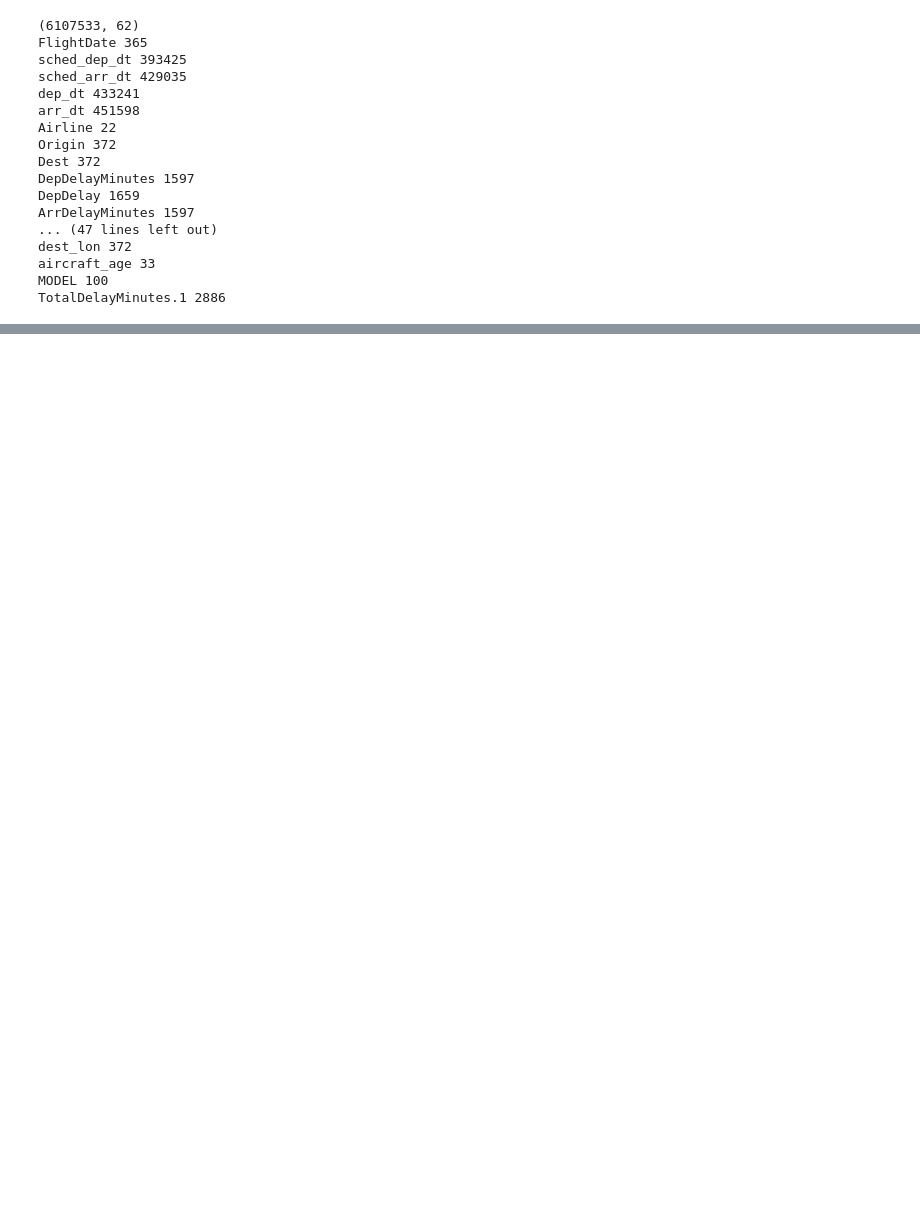
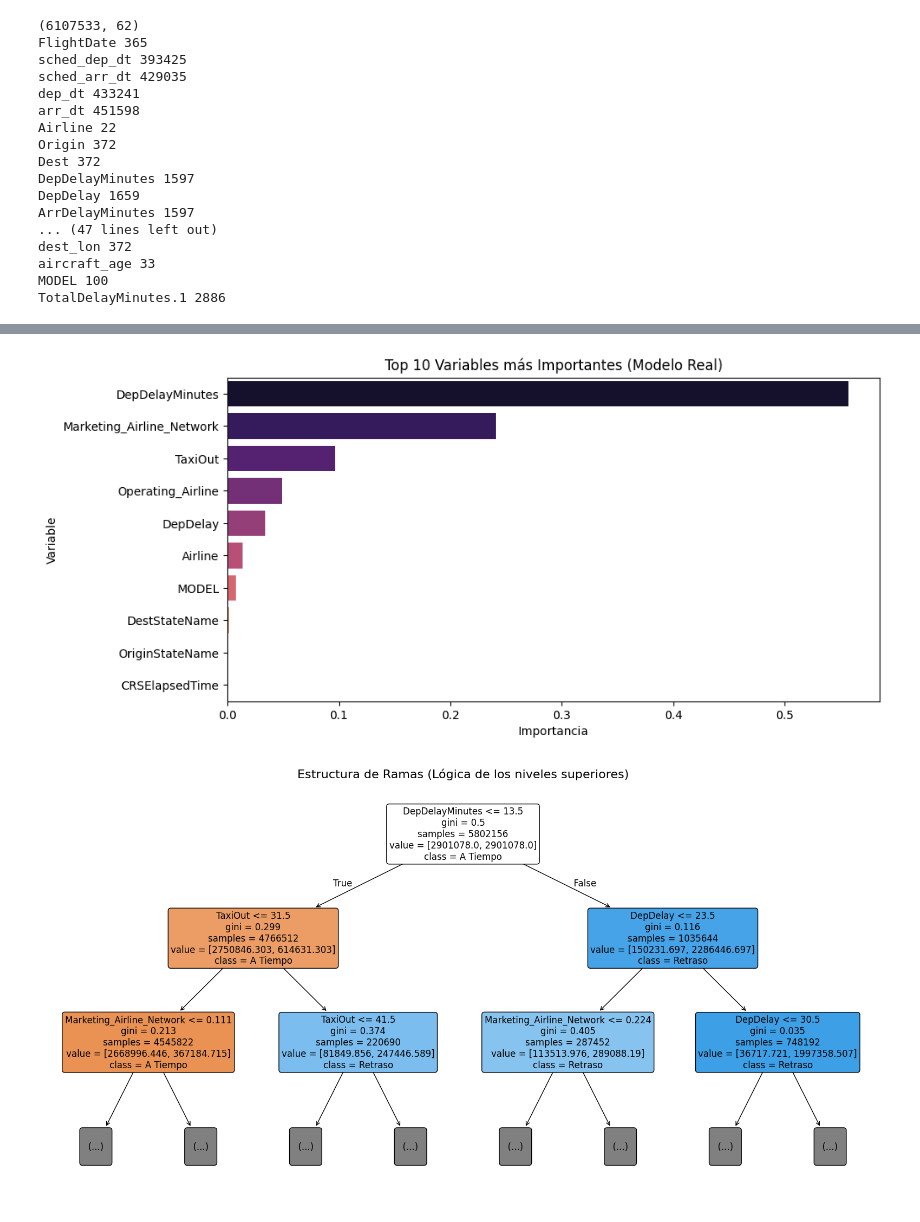
Before and after one commit to MartinEO2005/Proyecto_Open_Data, a Jupyter notebook: ml_supervisado.ipynb, the cells around one changed output, grey strips where cells are left out. Saved outputs shown, nothing was run; the diff lists cells and outputs as text; code cells hidden in the pictures; blank space fills up the shorter version.

```diff
--- a/ml_supervisado.ipynb
+++ b/ml_supervisado.ipynb
@@ -73,0 +342,77 @@ sigjig
+# %%
+import pandas as pd
+import matplotlib.pyplot as plt
+import seaborn as sns
+import numpy as np
+from sklearn.tree import plot_tree
+
+# --- 1. DETALLES DEL MEJOR ÁRBOL (Formato exacto solicitado) ---
+arbol_ganador = best_tree.named_steps['tree']
+print("-" * 45)
+print("--- DETALLES DEL MEJOR ÁRBOL DE DECISIÓN ---")
+print(f"Profundidad máxima alcanzada: {arbol_ganador.get_depth()} niveles")
+print(f"Cantidad total de hojas (zonas de decisión): {arbol_ganador.get_n_leaves()}")
+print(f"Mejores Parámetros: {grid_search_tree.best_params_}")
+print("-" * 45)
+
+# --- 2. IMPORTANCIA DE VARIABLES (TOP 10) ---
+tree_imp_df = pd.DataFrame({
+    'Variable': X_train_encoded.columns,
+    'Importancia': arbol_ganador.feature_importances_
+}).sort_values(by='Importancia', ascending=False)
+
+plt.figure(figsize=(10, 5))
+sns.barplot(data=tree_imp_df.head(10), x='Importancia', y='Variable', hue='Variable', palette='magma', legend=False)
+plt.title('Top 10 Variables más Importantes (Modelo Real)')
+plt.show()
+
+# --- 3. ESTRUCTURA DE RAMAS ---
+plt.figure(figsize=(20, 10))
+plot_tree(arbol_ganador, feature_names=list(X_train_encoded.columns),
+          class_names=['A Tiempo', 'Retraso'], filled=True, rounded=True,
+          max_depth=2, fontsize=12)
+plt.title("Estructura de Ramas (Lógica de los niveles superiores)", fontsize=16)
+plt.show()
+
+# --- 4. LA GRÁFICA DE BLOQUES (Segmentación visible) ---
+# Usamos DepDelayMinutes y TaxiOut como ejes
+v1, v2 = 'DepDelayMinutes', 'TaxiOut'
+
+# Creamos una malla densa en el rango donde hay más confusión
+x_range = np.linspace(0, 120, 250)
+y_range = np.linspace(0, 60, 250)
+xx, yy = np.meshgrid(x_range, y_range)
+
+# Preparar DataFrame para el modelo con TODAS las columnas
+X_vis = pd.DataFrame(columns=X_train_encoded.columns)
+mesh_points = np.c_[xx.ravel(), yy.ravel()]
+X_vis[v1] = mesh_points[:, 0]
+X_vis[v2] = mesh_points[:, 1]
+
+# Rellenamos el resto. TRUCO: Usamos un percentil alto de DepDelay para
+# que el modelo entre en "modo alerta" y nos muestre sus bloques de decisión.
+for col in X_vis.columns:
+    if col not in [v1, v2]:
+        X_vis[col] = X_test_encoded[col].quantile(0.75) # Valor más sensible que la mediana
+
+# Predicción de CLASE para ver cuadrantes sólidos
+Z_blocks = best_tree.predict(X_vis).reshape(xx.shape)
+
+plt.figure(figsize=(12, 8))
+
+# pcolormesh para ver los bloques verdes y rojos perfectamente definidos
+plt.pcolormesh(xx, yy, Z_blocks, cmap='RdYlGn_r', alpha=0.4, shading='auto')
+
+# Dibujamos las líneas de los bloques (la "gracia" ortogonal del árbol)
+plt.contour(xx, yy, Z_blocks, colors='black', linewidths=0.8, linestyles='--')
+
+# Superponemos una muestra de puntos reales
+sample_plot = X_test_encoded[(X_test_encoded[v1] <= 120) & (X_test_encoded[v2] <= 60)].sample(800, random_state=42)
+plt.scatter(sample_plot[v1], sample_plot[v2], c=y_test_bin.loc[sample_plot.index],
+            edgecolors='k', alpha=0.7, cmap='RdYlGn_r', s=30)
+
+plt.xlabel(f'{v1} (min)')
+plt.ylabel(f'{v2} (min)')
+plt.title('Segmentación por Cuadrantes: Árbol de Decisión (Fronteras Ortogonales)')
+plt.show()
+# %% [output]
@@ -73,0 +425,2 @@ sigjig
+[figure, added]
+[figure, added]
```
Also changed, not shown: parts of 9 cells of this notebook, 1 other file.
